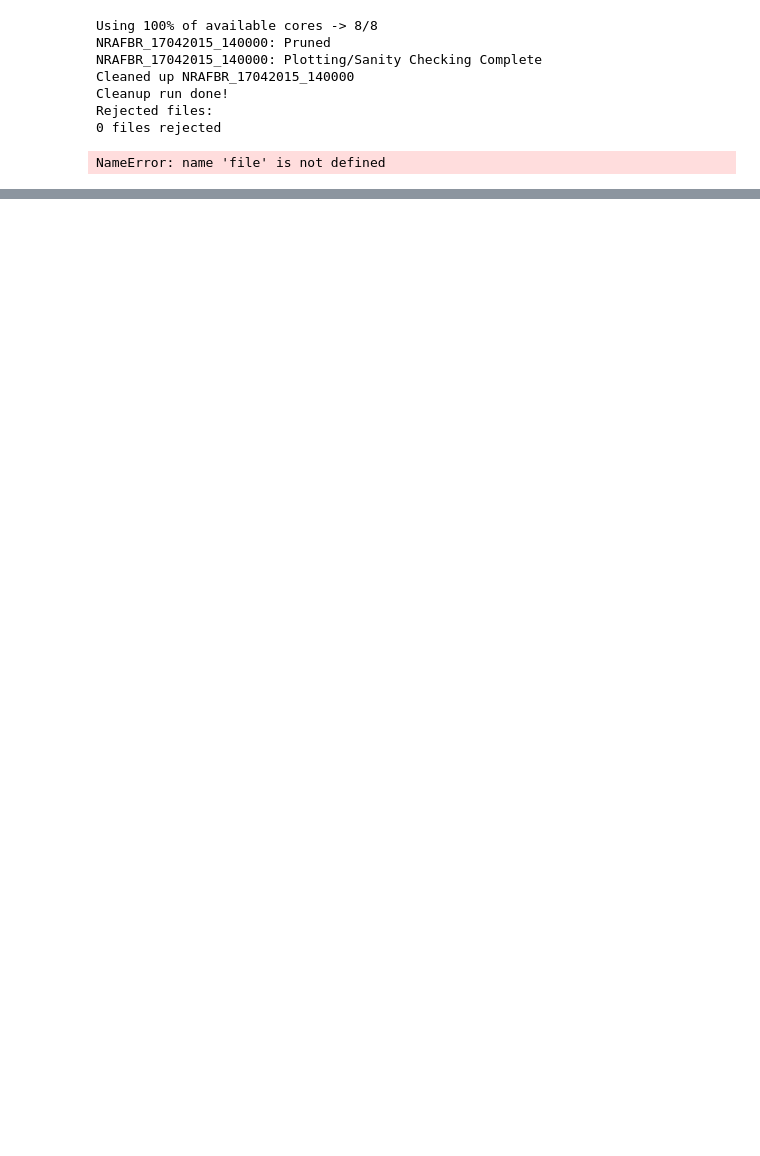
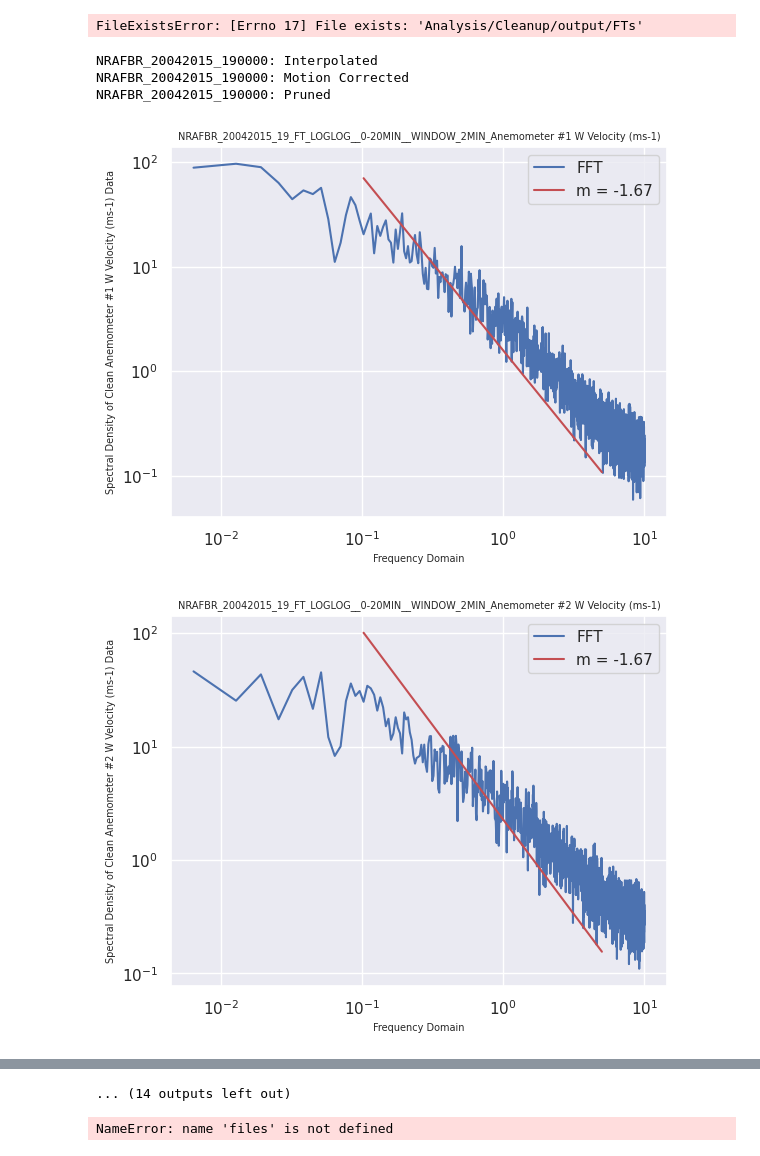
Before and after one commit to Michal-Novomestsky/MetOceanTools, a Jupyter notebook: Data_Cleanup.ipynb, the cells around one changed output, grey strips where cells are left out. Cells and saved outputs as stored; diff of their text form; code cells hidden in the pictures; blank space fills up the shorter version.

```diff
--- a/Data_Cleanup.ipynb
+++ b/Data_Cleanup.ipynb
@@ -14,18 +14,20 @@ sns.set_theme(style='darkgrid')
 #file = Path(os.path.join('Analysis', 'Cleanup', 'NRAFBR_20042015_050000.txt'))
 read_dir = Path(os.path.join('Analysis', 'Cleanup'))
 write_dir = Path(os.path.join('Analysis', 'Cleanup', 'output'))
-file_selector_name = '17042015'#'20042015'
+file_selector_name = '20042015'#'17042015'
 # %%
 cleanup_loop(read_dir, write_dir, supervised=False, file_selector_name=file_selector_name)
 # %% [output]
-Using 100% of available cores -> 8/8
-NRAFBR_17042015_140000: Pruned
-NRAFBR_17042015_140000: Plotting/Sanity Checking Complete
-Cleaned up NRAFBR_17042015_140000
-Cleanup run done!
-Rejected files:
-0 files rejected
+FileExistsError: [Errno 17] File exists: 'Analysis/Cleanup/output/FTs'
 # %%
-_cleanup_iteration(file, write_dir)
+file_selector=lambda file: ("csv" in file.suffix or "txt" in file.suffix) and (file_selector_name in file.stem)
+files = [file for file in read_dir.iterdir() if file_selector(file)]
+
+for file in files:
+    _cleanup_iteration(file, write_dir)
 # %% [output]
-NameError: name 'file' is not defined
+NRAFBR_20042015_190000: Interpolated
+NRAFBR_20042015_190000: Motion Corrected
+NRAFBR_20042015_190000: Pruned
+[figure, added]
+[figure, added]
@@ -31,0 +43,7 @@ NameError: name 'file' is not defined
+... (14 outputs left out)
+# %%
+df = pd.read_csv(files[0])
+step = 10*60 // (df.GlobalSecs[1] - df.GlobalSecs[0])
+print(step)
+# %% [output]
+NameError: name 'files' is not defined
```
Also changed, not shown: parts of 1 cell of this notebook, 3 other files.
